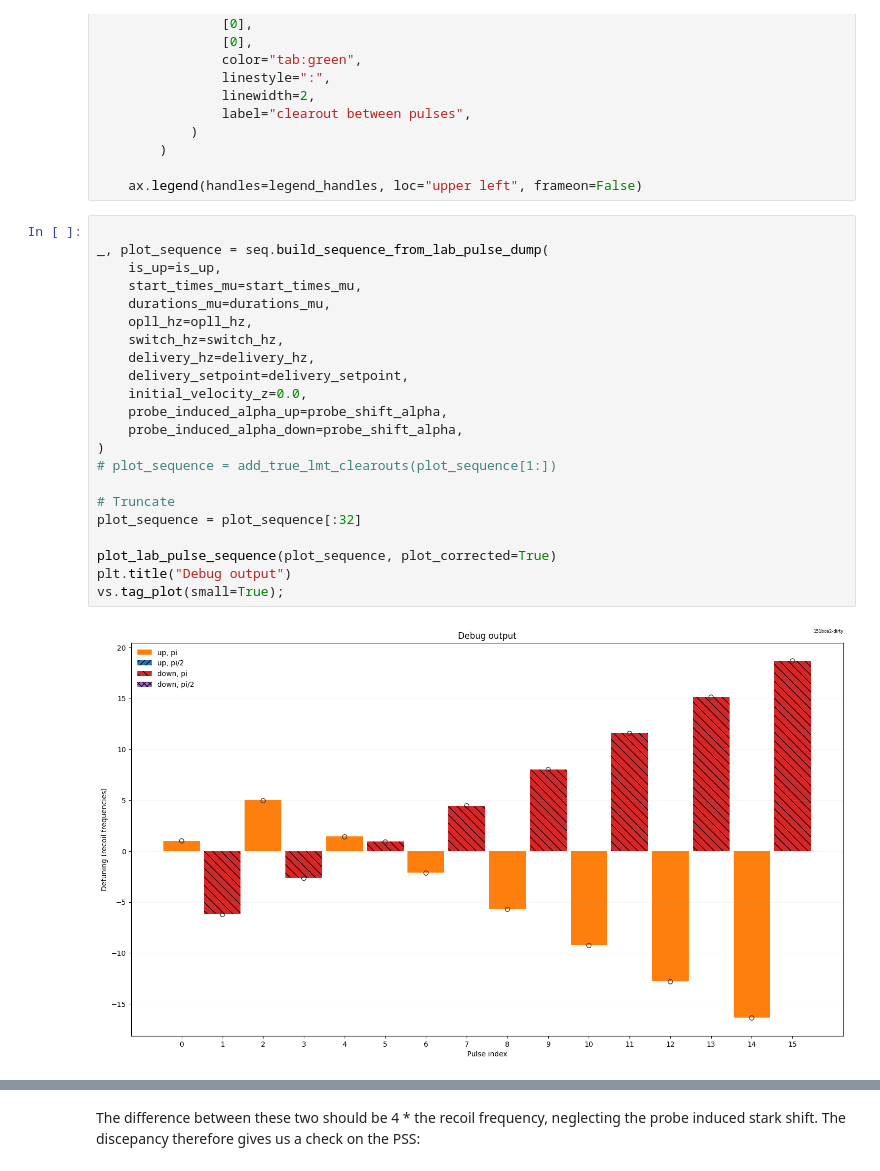
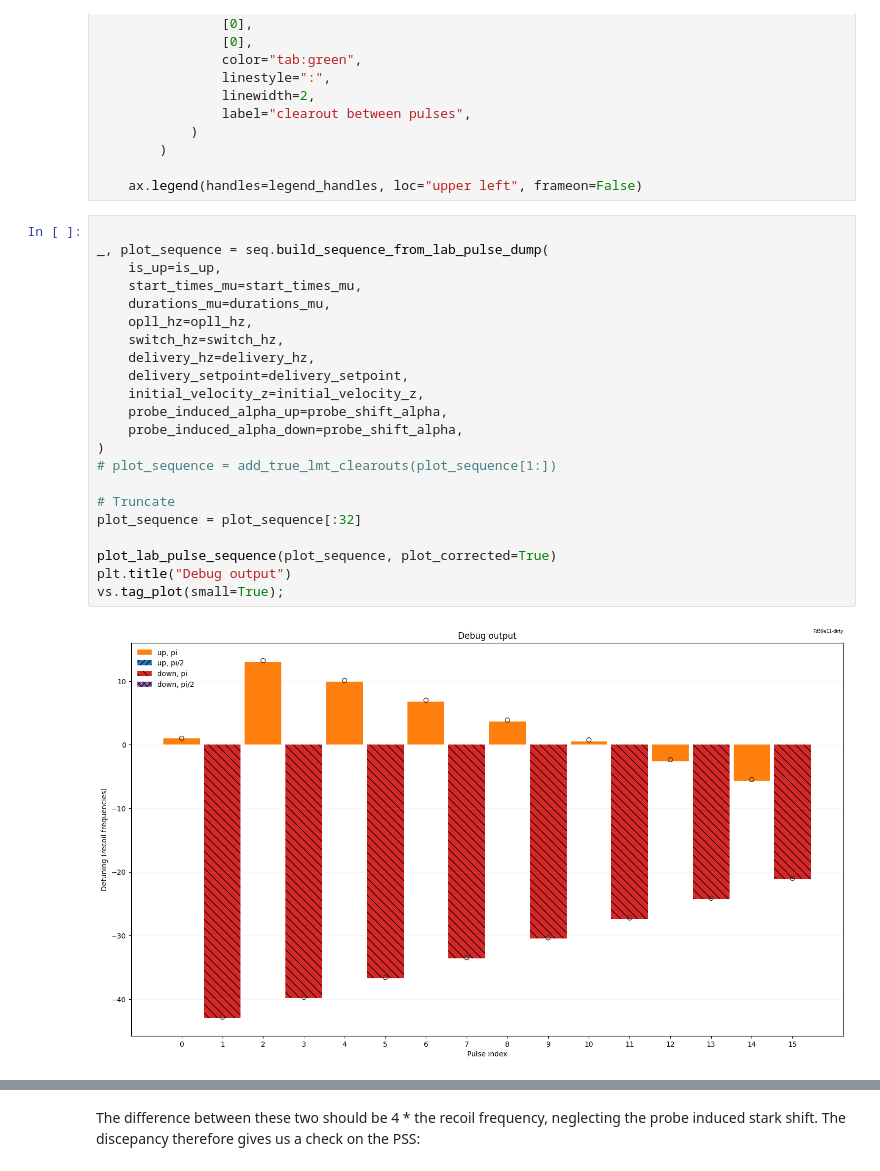
Before and after one commit to charlesbaynham/LMT_sim_scratch, a Jupyter notebook: notebooks/true_LMT_trajectory.ipynb, the cells around one changed output, grey strips where cells are left out. Drawn from its saved outputs; the diff is of its cells as text.

```diff
--- a/notebooks/true_LMT_trajectory.ipynb
+++ b/notebooks/true_LMT_trajectory.ipynb
@@ -278,27 +278,27 @@ def plot_lab_pulse_sequence(plot_sequence, plot_corrected=True):
 # %%
 
 _, plot_sequence = seq.build_sequence_from_lab_pulse_dump(
     is_up=is_up,
     start_times_mu=start_times_mu,
     durations_mu=durations_mu,
     opll_hz=opll_hz,
     switch_hz=switch_hz,
     delivery_hz=delivery_hz,
     delivery_setpoint=delivery_setpoint,
-    initial_velocity_z=0.0,
+    initial_velocity_z=initial_velocity_z,
     probe_induced_alpha_up=probe_shift_alpha,
     probe_induced_alpha_down=probe_shift_alpha,
 )
 # plot_sequence = add_true_lmt_clearouts(plot_sequence[1:])
 
 # Truncate
 plot_sequence = plot_sequence[:32]
 
 plot_lab_pulse_sequence(plot_sequence, plot_corrected=True)
 plt.title("Debug output")
 vs.tag_plot(small=True);
 # %% [output]
-[figure, old version]
+[figure, new version]
 # %%
 plot_lab_pulse_sequence(plot_sequence, plot_corrected=False)
 plt.title("Raw pulse frequencies")
```
Also changed, not shown: parts of 6 cells of this notebook, 2 other files.
